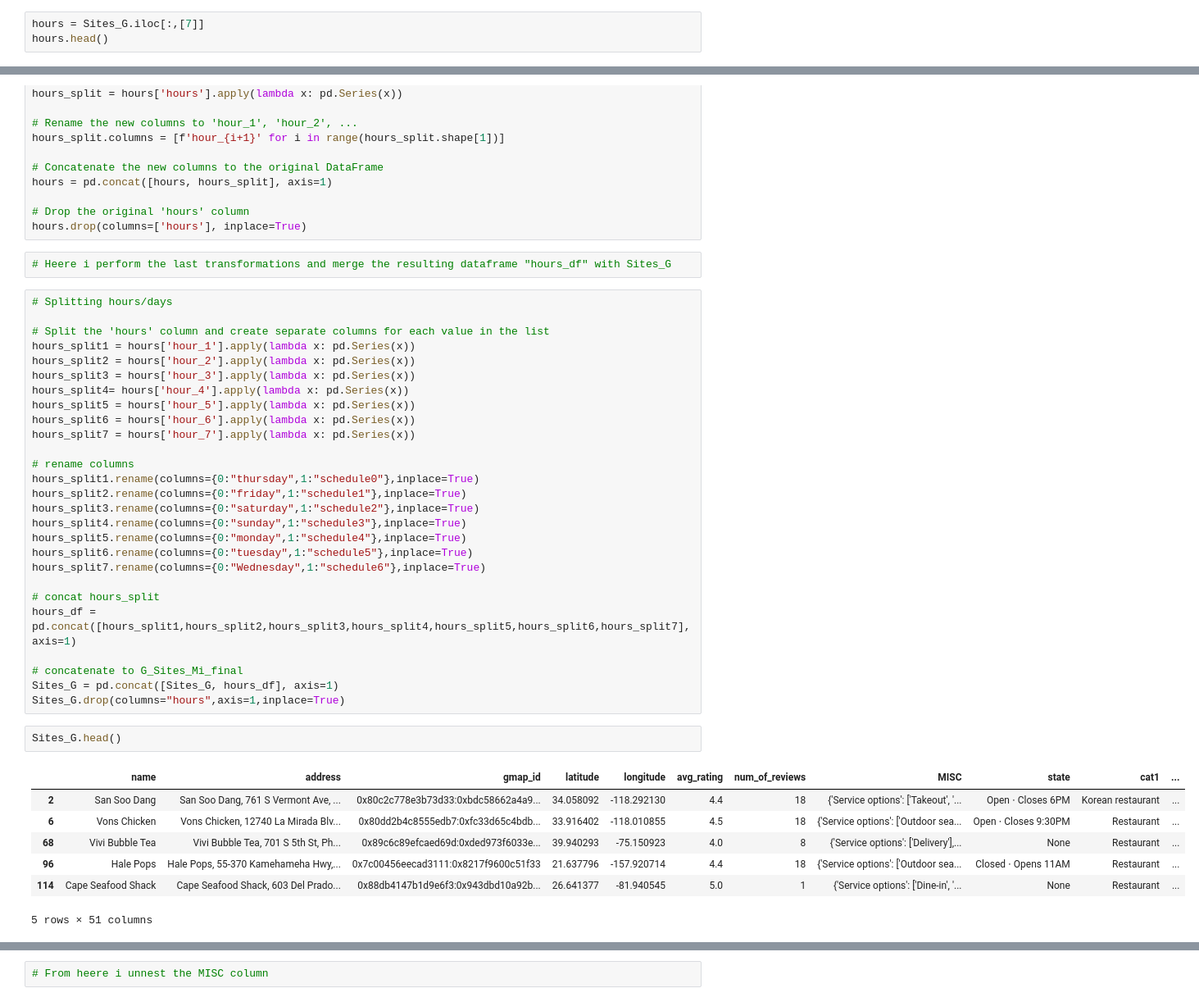
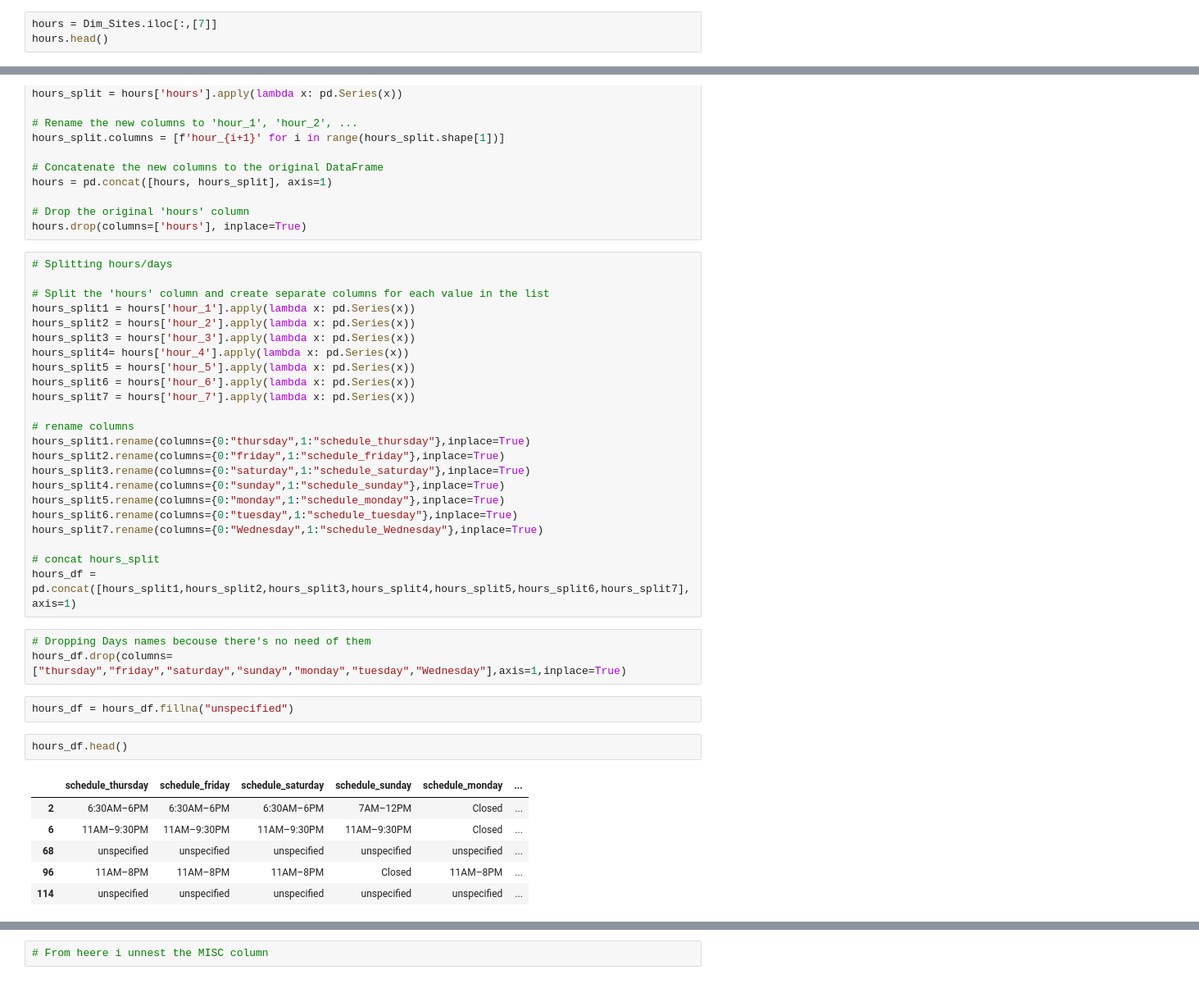
Before and after one commit to Constanzafl/Proyecto_Final, a Jupyter notebook: Sprint 2/ETL/ETL_GY_N.ipynb, the cells around one changed output, grey strips where cells are left out. Shown at 82% size. Saved outputs shown, nothing was run; the diff lists cells and outputs as text.

```diff
--- a/Sprint 2/ETL/ETL_GY_N.ipynb
+++ b/Sprint 2/ETL/ETL_GY_N.ipynb
@@ -420,7 +468,7 @@ Sites_G.head()
 # %%
 # From heere I create a Dataframe named "hours" to unnest the column
 # %%
-hours = Sites_G.iloc[:,[7]]
+hours = Dim_Sites.iloc[:,[7]]
 hours.head()
 # %% [output]
 |  | hours |
@@ -443,8 +491,6 @@ hours = pd.concat([hours, hours_split], axis=1)
 
 # Drop the original 'hours' column
 hours.drop(columns=['hours'], inplace=True)
-# %%
-# Heere i perform the last transformations and merge the resulting dataframe "hours_df" with Sites_G
 # %%
 # Splitting hours/days
 
@@ -458,27 +504,27 @@ hours_split6 = hours['hour_6'].apply(lambda x: pd.Series(x))
 hours_split7 = hours['hour_7'].apply(lambda x: pd.Series(x))
 
 # rename columns
-hours_split1.rename(columns={0:"thursday",1:"schedule0"},inplace=True)
-hours_split2.rename(columns={0:"friday",1:"schedule1"},inplace=True)
-hours_split3.rename(columns={0:"saturday",1:"schedule2"},inplace=True)
-hours_split4.rename(columns={0:"sunday",1:"schedule3"},inplace=True)
-hours_split5.rename(columns={0:"monday",1:"schedule4"},inplace=True)
-hours_split6.rename(columns={0:"tuesday",1:"schedule5"},inplace=True)
-hours_split7.rename(columns={0:"Wednesday",1:"schedule6"},inplace=True)
+hours_split1.rename(columns={0:"thursday",1:"schedule_thursday"},inplace=True)
+hours_split2.rename(columns={0:"friday",1:"schedule_friday"},inplace=True)
+hours_split3.rename(columns={0:"saturday",1:"schedule_saturday"},inplace=True)
+hours_split4.rename(columns={0:"sunday",1:"schedule_sunday"},inplace=True)
+hours_split5.rename(columns={0:"monday",1:"schedule_monday"},inplace=True)
+hours_split6.rename(columns={0:"tuesday",1:"schedule_tuesday"},inplace=True)
+hours_split7.rename(columns={0:"Wednesday",1:"schedule_Wednesday"},inplace=True)
 
 # concat hours_split
 hours_df = pd.concat([hours_split1,hours_split2,hours_split3,hours_split4,hours_split5,hours_split6,hours_split7],axis=1)
-
-# concatenate to G_Sites_Mi_final
-Sites_G = pd.concat([Sites_G, hours_df], axis=1)
-Sites_G.drop(columns="hours",axis=1,inplace=True)
+# %%
+# Dropping Days names becouse there's no need of them
+hours_df.drop(columns=["thursday","friday","saturday","sunday","monday","tuesday","Wednesday"],axis=1,inplace=True)
+# %%
+hours_df = hours_df.fillna("unspecified")
 # %%
-Sites_G.head()
+hours_df.head()
 # %% [output]
-|  | name | address | gmap_id | latitude | longitude | avg_rating | num_of_reviews | MISC | state | cat1 | ... |
-| 2 | San Soo Dang | San Soo Dang, 761 S Vermont Ave, ... | 0x80c2c778e3b73d33:0xbdc58662a4a9... | 34.058092 | -118.292130 | 4.4 | 18 | {'Service options': ['Takeout', '... | Open ⋅ Closes 6PM | Korean restaurant | ... |
-| 6 | Vons Chicken | Vons Chicken, 12740 La Mirada Blv... | 0x80dd2b4c8555edb7:0xfc33d65c4bdb... | 33.916402 | -118.010855 | 4.5 | 18 | {'Service options': ['Outdoor sea... | Open ⋅ Closes 9:30PM | Restaurant | ... |
-| 68 | Vivi Bubble Tea | Vivi Bubble Tea, 701 S 5th St, Ph... | 0x89c6c89efcaed69d:0xded973f6033e... | 39.940293 | -75.150923 | 4.0 | 8 | {'Service options': ['Delivery'],... | None | Restaurant | ... |
-| 96 | Hale Pops | Hale Pops, 55-370 Kamehameha Hwy,... | 0x7c00456eecad3111:0x8217f9600c51f33 | 21.637796 | -157.920714 | 4.4 | 18 | {'Service options': ['Outdoor sea... | Closed ⋅ Opens 11AM | Restaurant | ... |
-| 114 | Cape Seafood Shack | Cape Seafood Shack, 603 Del Prado... | 0x88db4147b1d9e6f3:0x943dbd10a92b... | 26.641377 | -81.940545 | 5.0 | 1 | {'Service options': ['Dine-in', '... | None | Restaurant | ... |
+|  | schedule_thursday | schedule_friday | schedule_saturday | schedule_sunday | schedule_monday | ... |
+| 2 | 6:30AM–6PM | 6:30AM–6PM | 6:30AM–6PM | 7AM–12PM | Closed | ... |
+| 6 | 11AM–9:30PM | 11AM–9:30PM | 11AM–9:30PM | 11AM–9:30PM | Closed | ... |
+| 68 | unspecified | unspecified | unspecified | unspecified | unspecified | ... |
+| 96 | 11AM–8PM | 11AM–8PM | 11AM–8PM | Closed | 11AM–8PM | ... |
+| 114 | unspecified | unspecified | unspecified | unspecified | unspecified | ... |
-5 rows × 51 columns
```
Also changed, not shown: parts of 50 cells of this notebook, 1 other file.
